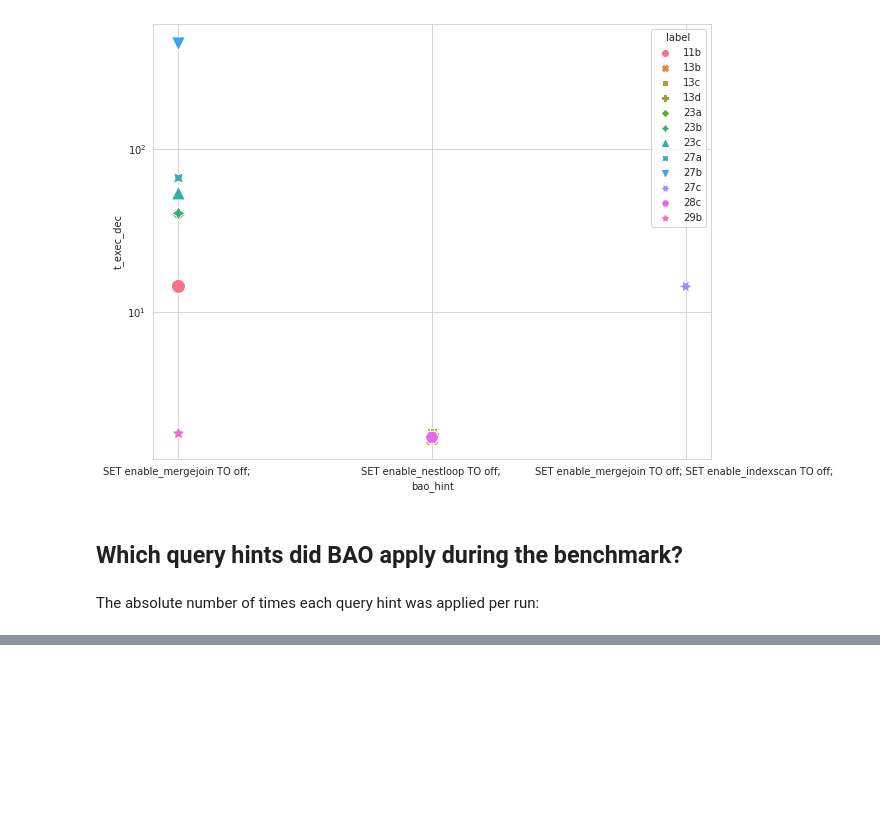
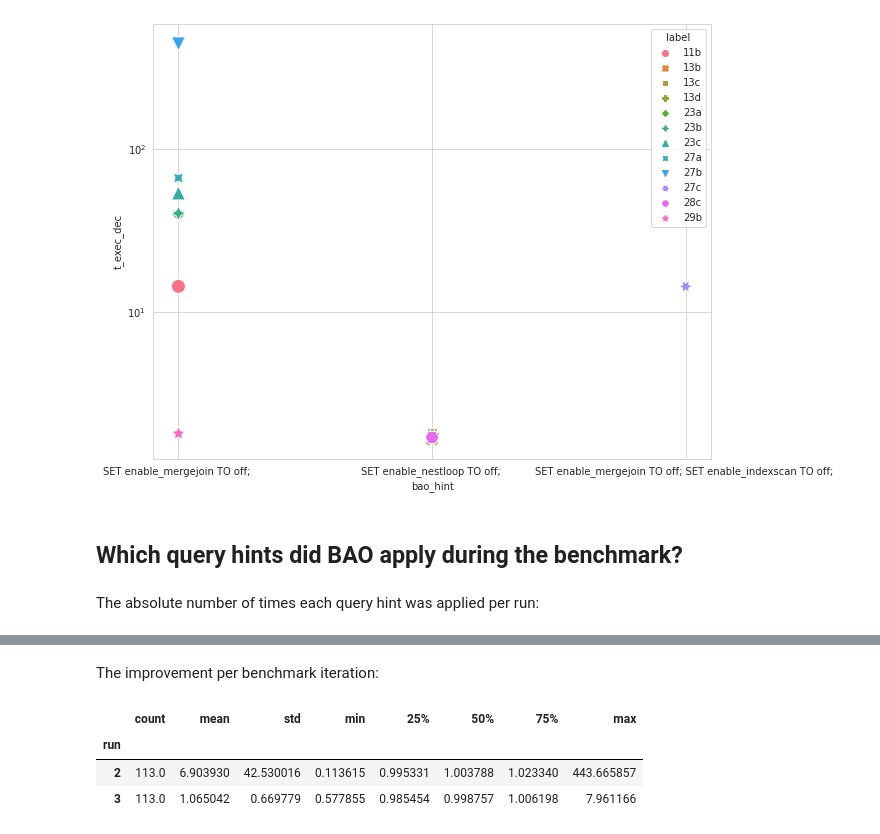
Before and after one commit to rbergm/aft, a Jupyter notebook: pg-bao/Workload Evaluation.ipynb, the cells around one changed output, grey strips where cells are left out. Saved outputs shown, nothing was run; the diff lists cells and outputs as text; code cells hidden in the pictures; blank space fills up the shorter version.

```diff
--- a/pg-bao/Workload Evaluation.ipynb
+++ b/pg-bao/Workload Evaluation.ipynb
@@ -220,0 +231,9 @@ df_bao.groupby("label").apply()
+# %% [markdown]
+The improvement per benchmark iteration:
+# %%
+df_bao_r1_r2.groupby("run")["t_exec_rel_improv"].describe()
+# %% [output]
+|  | count | mean | std | min | 25% | 50% | 75% | max |
+| run |  |  |  |  |  |  |  |  |
+| 2 | 113.0 | 6.903930 | 42.530016 | 0.113615 | 0.995331 | 1.003788 | 1.023340 | 443.665857 |
+| 3 | 113.0 | 1.065042 | 0.669779 | 0.577855 | 0.985454 | 0.998757 | 1.006198 | 7.961166 |
```
Also changed, not shown: parts of 7 cells of this notebook.
